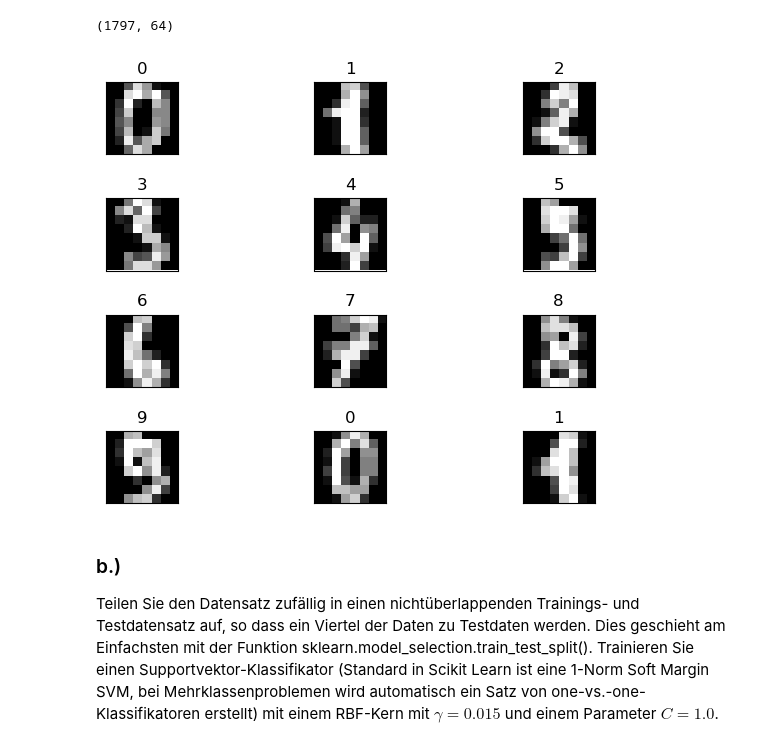
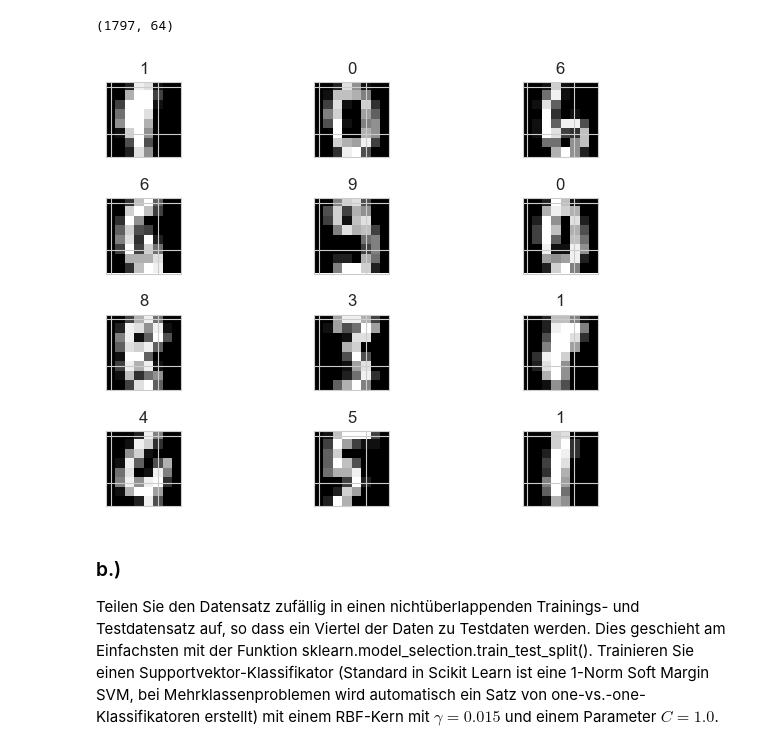
Before and after one commit to flnat/MachineLearning, a Jupyter notebook: Blatt_3/Aufgabe_1.ipynb, the cells around one changed output. Cells and saved outputs as stored; diff of their text form; code cells hidden in the pictures.

```diff
--- a/Blatt_3/Aufgabe_1.ipynb
+++ b/Blatt_3/Aufgabe_1.ipynb
@@ -24,16 +24,19 @@ x.shape
 # %%
 import matplotlib.pyplot as plt
 
 fig, axs = plt.subplots(4, 3)
 
 fig.tight_layout()
 
-for idx, ax in enumerate(axs.reshape(-1)):
+for ax in axs.reshape(-1):
+
+    idx = np.random.choice(x.shape[0], 1)
+
     ax.imshow(x[idx].reshape((8, 8)), cmap="gray")
     ax.tick_params(bottom=False, left=False, labelbottom=False, labelleft=False)
-    ax.set_title(y[idx])
+    ax.set_title(str(y[idx][0]))
 # %% [output]
-[figure, old version]
+[figure, new version]
 # %% [markdown]
 ### b.)
 Teilen Sie den Datensatz zufällig in einen nichtüberlappenden Trainings- und Testdatensatz auf, so dass ein Viertel der Daten zu Testdaten werden. Dies geschieht am Einfachsten mit der Funktion sklearn.model_selection.train_test_split(). Trainieren Sie einen Supportvektor-Klassifikator (Standard in Scikit Learn ist eine 1-Norm Soft Margin SVM, bei Mehrklassenproblemen wird automatisch ein Satz von one-vs.-one-Klassifikatoren erstellt) mit einem RBF-Kern mit $\gamma = 0.015$ und einem Parameter $C = 1.0$. Bestimmen Sie den Anteil korrekt klassifizierter Beispiele (Korrektklassifikationsrate, Treffergenauigkeit, engl. Accuracy) im Trainings- und Testdatensatz mithilfe der Funktion SVC.score(). Underfitting liegt vor, wenn Ihr Klassifikator auf den Trainingsdatensatz eine Treffergenauigkeit von deutlich unter 100% erzielt, bei Overfitting liegt die Treffergenauigkeit auf dem Testdatensatz deutlich unter der auf dem Trainingsdatensatz. Welcher Fall liegt hier vor? Probieren Sie alternativ die SVM-Parameter und und vergleichen Sie. Wiederholen Sie das Experiment für einen anderen Zufallssplit in Trainings- und Testdatensatz. Wie stark hängt Ihr Ergebnis von der zufälligen Teilung in Trainings- und Testdatensatz ab?
```
Also changed, not shown: parts of 9 cells of this notebook, 2 other files.
